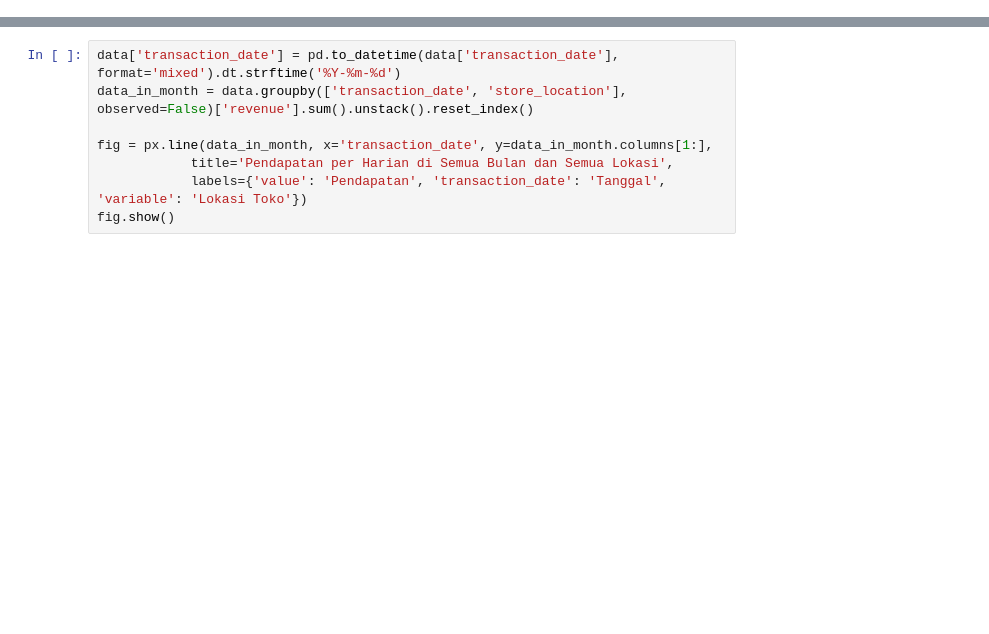
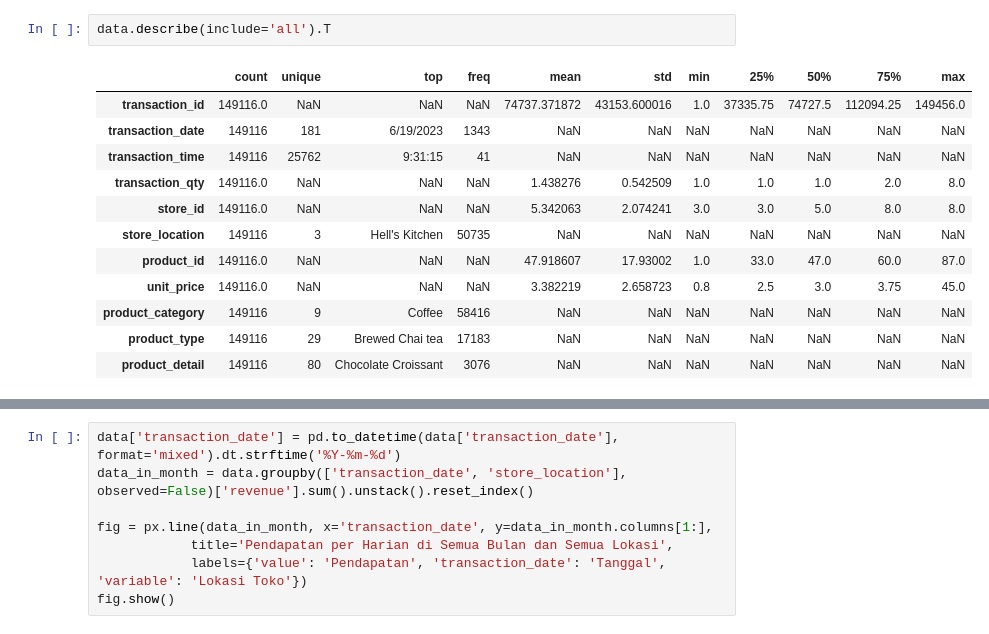
Before and after one commit to reezecodee/coffee_sales_analysis, a Jupyter notebook: visualisasi.ipynb, the cells around one changed output, grey strips where cells are left out. Saved outputs shown, nothing was run; the diff lists cells and outputs as text; blank space fills up the shorter version.

```diff
--- a/visualisasi.ipynb
+++ b/visualisasi.ipynb
@@ -87,0 +60,15 @@ memory usage: 10.2+ MB
+# %%
+data.describe(include='all').T
+# %% [output]
+|  | count | unique | top | freq | mean | std | min | 25% | 50% | 75% | max |
+| transaction_id | 149116.0 | NaN | NaN | NaN | 74737.371872 | 43153.600016 | 1.0 | 37335.75 | 74727.5 | 112094.25 | 149456.0 |
+| transaction_date | 149116 | 181 | 6/19/2023 | 1343 | NaN | NaN | NaN | NaN | NaN | NaN | NaN |
+| transaction_time | 149116 | 25762 | 9:31:15 | 41 | NaN | NaN | NaN | NaN | NaN | NaN | NaN |
+| transaction_qty | 149116.0 | NaN | NaN | NaN | 1.438276 | 0.542509 | 1.0 | 1.0 | 1.0 | 2.0 | 8.0 |
+| store_id | 149116.0 | NaN | NaN | NaN | 5.342063 | 2.074241 | 3.0 | 3.0 | 5.0 | 8.0 | 8.0 |
+| store_location | 149116 | 3 | Hell's Kitchen | 50735 | NaN | NaN | NaN | NaN | NaN | NaN | NaN |
+| product_id | 149116.0 | NaN | NaN | NaN | 47.918607 | 17.93002 | 1.0 | 33.0 | 47.0 | 60.0 | 87.0 |
+| unit_price | 149116.0 | NaN | NaN | NaN | 3.382219 | 2.658723 | 0.8 | 2.5 | 3.0 | 3.75 | 45.0 |
+| product_category | 149116 | 9 | Coffee | 58416 | NaN | NaN | NaN | NaN | NaN | NaN | NaN |
+| product_type | 149116 | 29 | Brewed Chai tea | 17183 | NaN | NaN | NaN | NaN | NaN | NaN | NaN |
+| product_detail | 149116 | 80 | Chocolate Croissant | 3076 | NaN | NaN | NaN | NaN | NaN | NaN | NaN |
```
Also changed, not shown: parts of 14 cells of this notebook.
